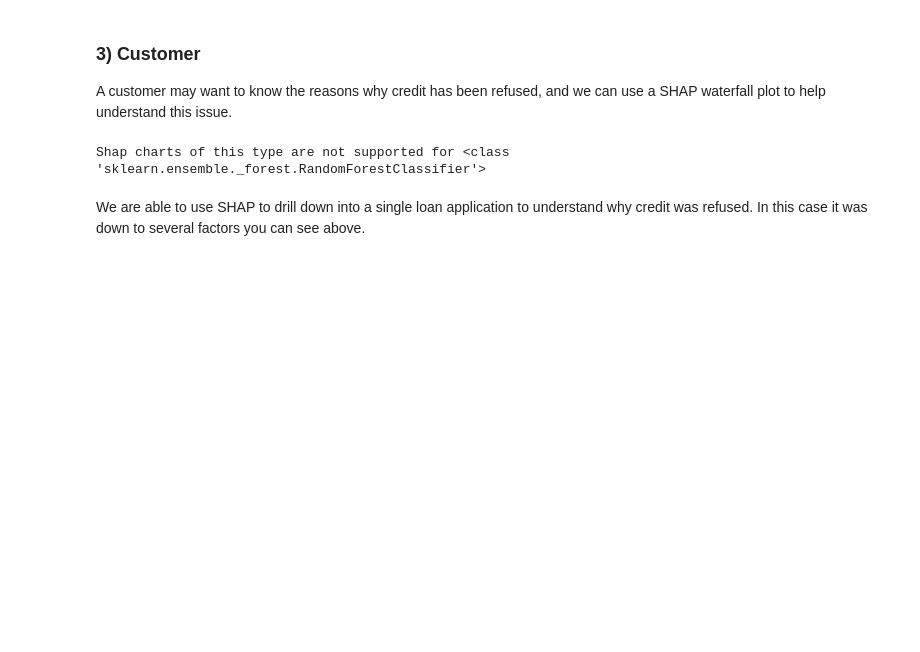
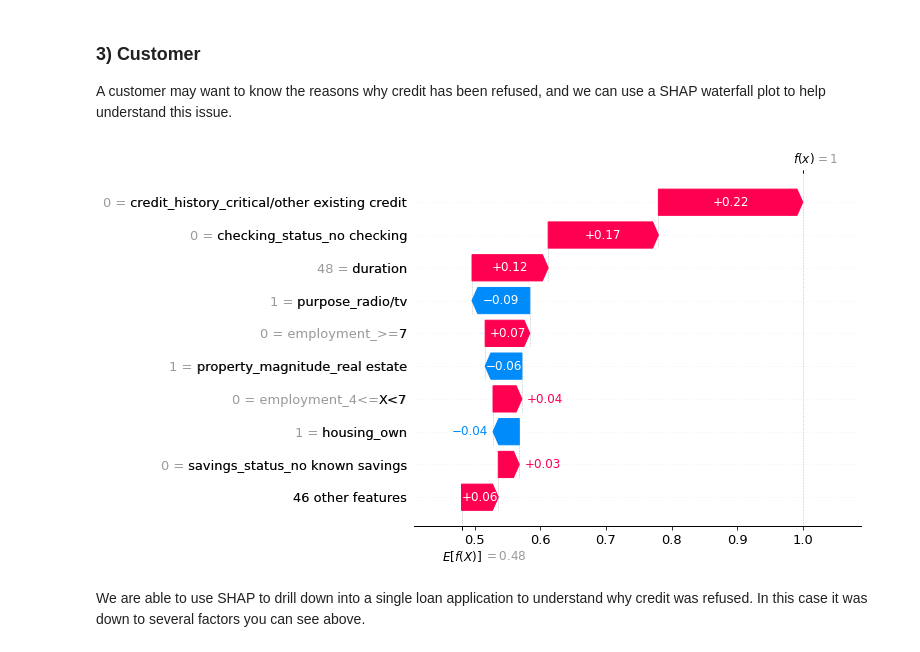
Before and after one commit to danphilps/credit_use_case, a Jupyter notebook: M6_Credit.ipynb, the cells around one changed output. Saved outputs shown, nothing was run; the diff lists cells and outputs as text; code cells hidden in the pictures; blank space fills up the shorter version.

```diff
--- a/M6_Credit.ipynb
+++ b/M6_Credit.ipynb
@@ -800,18 +800,10 @@ FairnessUtils.plot_fairness_charts(df_stats=df_stats,
 
 A customer may want to know the reasons why credit has been refused, and we can use a SHAP waterfall plot to help understand this issue.
 # %%
-# Find a customer with bad credit prediction
-for rejected_eg_rowno in range(0,y_test.shape[0]):
-  if y_approvals[rejected_eg_rowno] == False:
-    break
-
-# This customer was refused credit and we can provide an explanation for their refusal...
-try:
-  shap.plots.waterfall(shap_values[rejected_eg_rowno])
-except:
-  print('Shap charts of this type are not supported for ' + str(type(max_mdl)))
+# Find a customer outcome, with a SHAP explaination
+shap.plots.waterfall(shap_values[1])
 # %% [output]
-Shap charts of this type are not supported for <class 'sklearn.ensemble._forest.RandomForestClassifier'>
+[figure, added]
 # %% [markdown]
 We are able to use SHAP to drill down into a single loan application to understand why credit was refused. In this case it was down to several factors you can see above.
 # %% [markdown]
```
Also changed, not shown: parts of 9 cells of this notebook.
